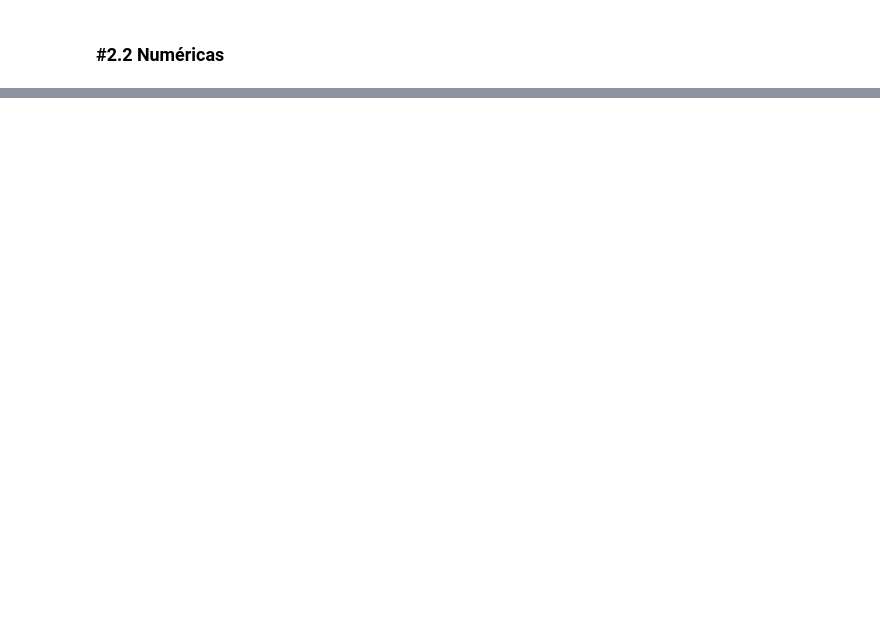
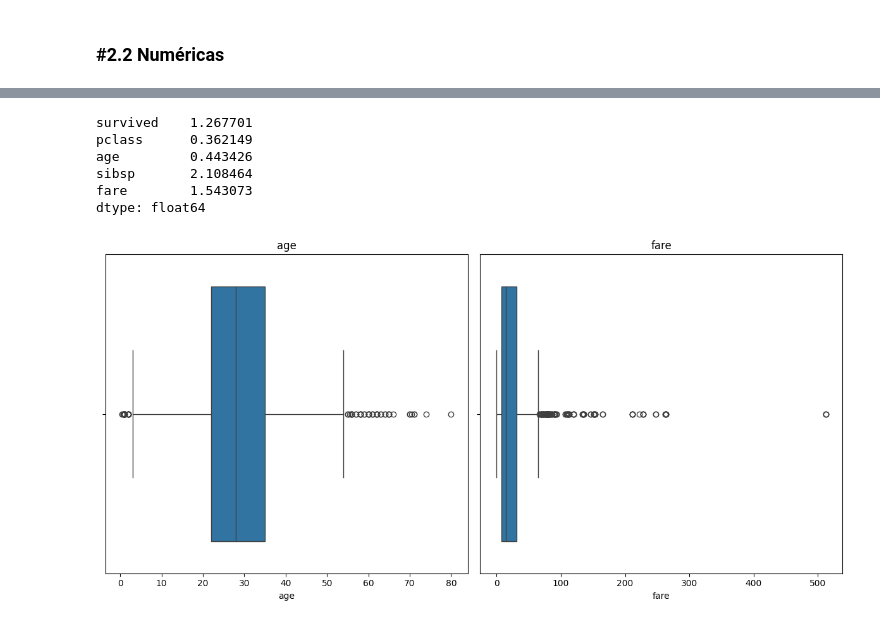
Before and after one commit to MHHsim/DS-Online-Marta-Harana, a Jupyter notebook: 03_Data_Analysis/Sprint_07/Unidad_01_Estadistica_Descriptiva_Univariante/03_Practica_Obligatoria/18_Practica_Obligatoria_Univariante.ipynb, the cells around one changed output, grey strips where cells are left out. Saved outputs shown, nothing was run; the diff lists cells and outputs as text; code cells hidden in the pictures; blank space fills up the shorter version.

```diff
--- a/03_Data_Analysis/Sprint_07/Unidad_01_Estadistica_Descriptiva_Univariante/03_Practica_Obligatoria/18_Practica_Obligatoria_Univariante.ipynb
+++ b/03_Data_Analysis/Sprint_07/Unidad_01_Estadistica_Descriptiva_Univariante/03_Practica_Obligatoria/18_Practica_Obligatoria_Univariante.ipynb
@@ -320,3 +396,6 @@ for catego in variables_categoricas:
 ### #2.2 Numéricas
 # %%
 variables_numericas = ["age", "fare"]
+# %%
+num_cols = df_titanic.select_dtypes(include="number").columns
+num_cols
@@ -322,0 +439,31 @@ variables_numericas = ["age", "fare"]
+# %%
+cv_dataframe(df_titanic)
+# %% [output]
+survived    1.267701
+pclass      0.362149
+age         0.443426
+sibsp       2.108464
+fare        1.543073
+dtype: float64
+# %%
+def plot_multiple_boxplots(df, columns, dim_matriz_visual = 2):
+    num_cols = len(columns)
+    num_rows = num_cols // dim_matriz_visual + num_cols % dim_matriz_visual
+    fig, axes = plt.subplots(num_rows, dim_matriz_visual, figsize=(12, 6 * num_rows))
+    axes = axes.flatten()
+
+    for i, column in enumerate(columns):
+        if df[column].dtype in ['int64', 'float64']:
+            sns.boxplot(data=df, x=column, ax=axes[i])
+            axes[i].set_title(column)
+
+    # Ocultar ejes vacíos
+    for j in range(i+1, num_rows * 2):
+        axes[j].axis('off')
+
+    plt.tight_layout()
+    plt.show()
+# %%
+plot_multiple_boxplots(df_titanic, ["age", "fare"], dim_matriz_visual=2)
+# %% [output]
+[figure, added]
```
Also changed, not shown: parts of 13 cells of this notebook.
